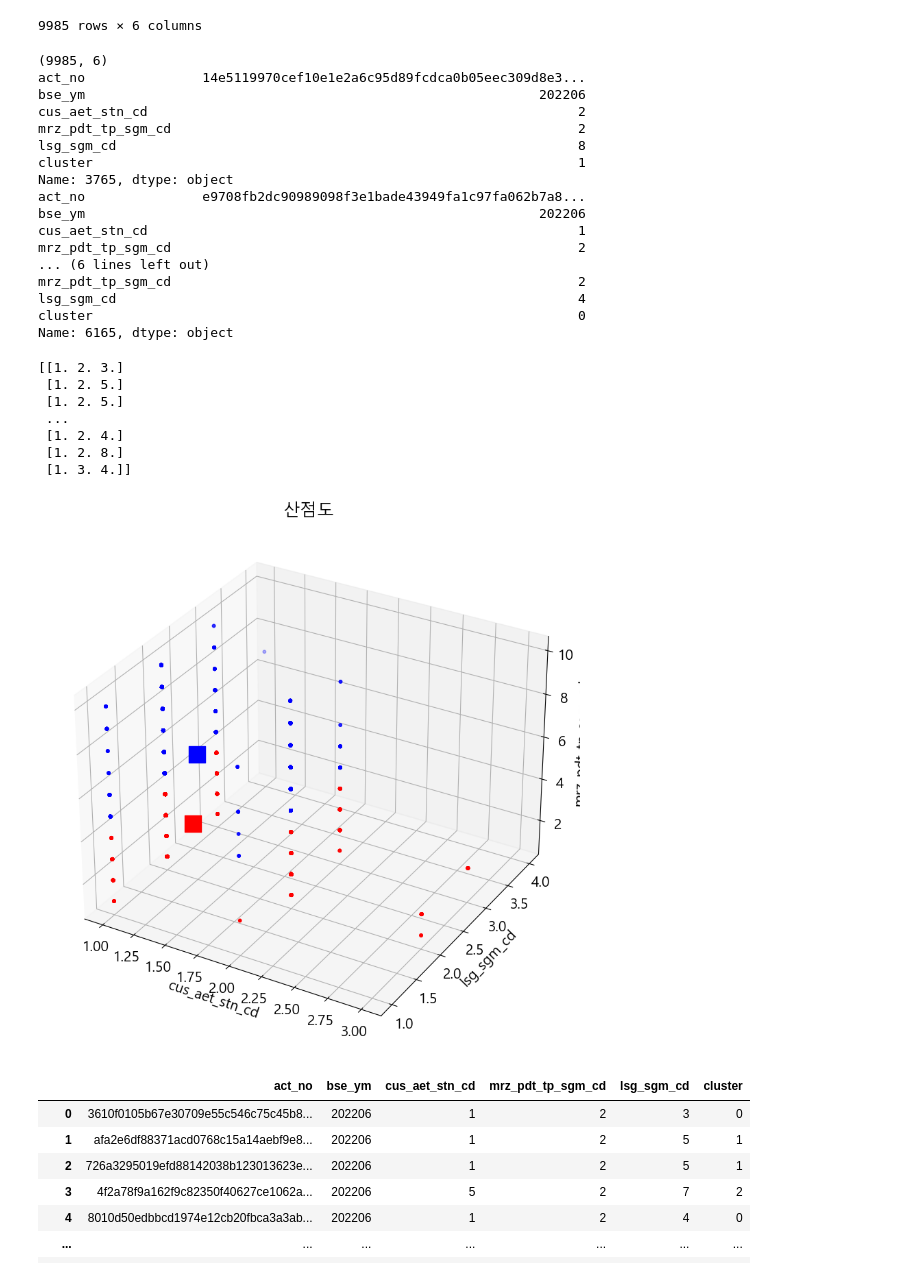
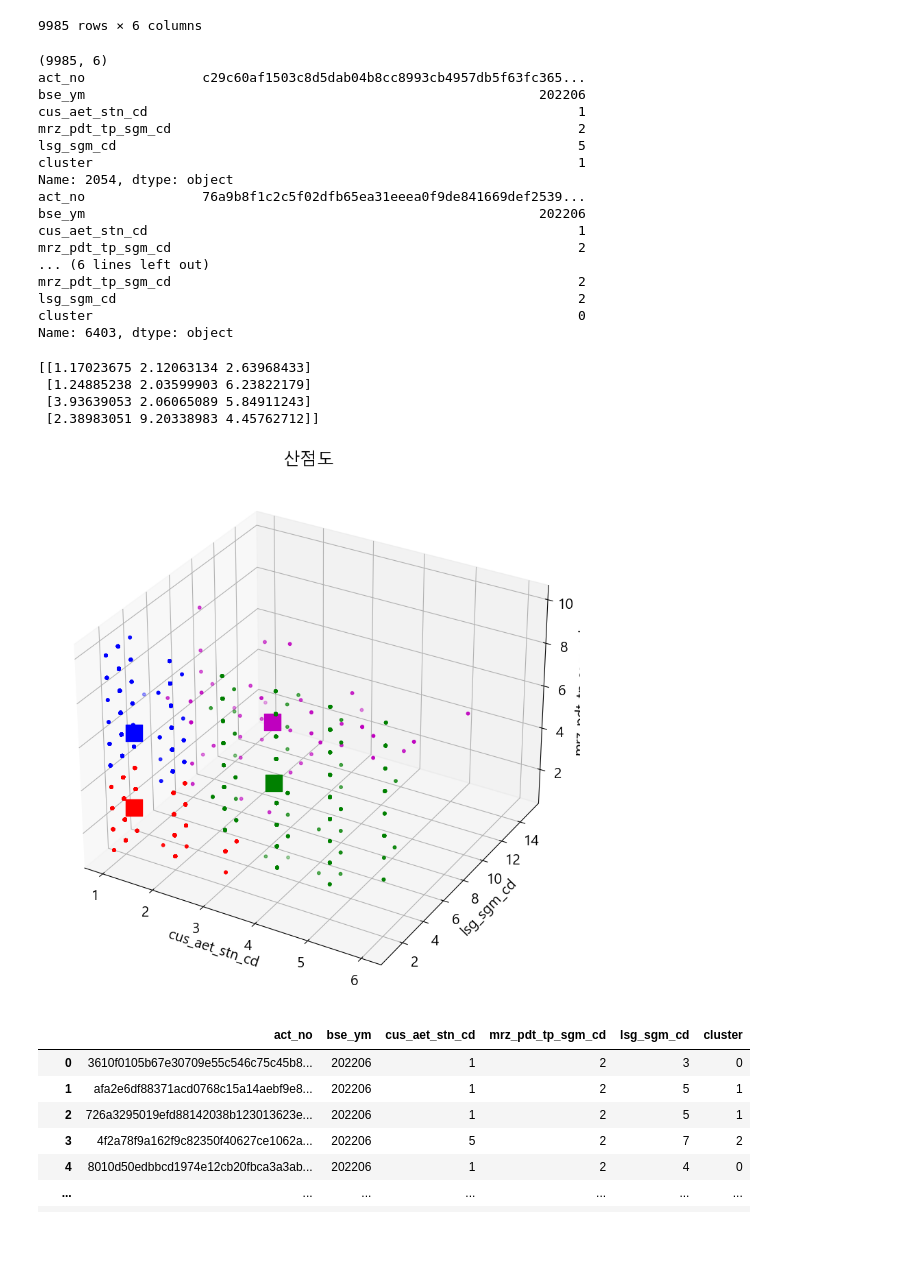
Before and after one commit to Dirtfy/NH_Project, a Jupyter notebook: test.ipynb, the cells around one changed output. Saved outputs shown, nothing was run; the diff lists cells and outputs as text; code cells hidden in the pictures; blank space fills up the shorter version.

```diff
--- a/test.ipynb
+++ b/test.ipynb
@@ -451,7 +455,7 @@ cus_ifo_1=cus_ifo_1.loc[cus_ifo_1['bse_ym']==202206]
 df = cus_ifo_1
 del_list = []
 for i in tqdm(df.columns):
-    del_list += list(df[df[i].isin([99, np.inf, -np.inf , np.nan, "_"])].index)
+    del_list += list(df[df[i].isin([99, "_"])].index)
 
 new_df = df.drop(del_list).copy()
 new_df.reset_index(drop=True,inplace=True)
@@ -503 +500,3 @@ print(y_kmeans)
+# %%
+K = 4
 # %%
@@ -518,57 +519,51 @@ cus_ifo_1
 | 9984 | b41f38d7eedb84857fcc8fe2f58ded96a... | 202206 | 1 | 3 | 4 | 0 |
 9985 rows × 6 columns
 # %%
-import random
 print(cus_ifo_1.shape)
 print(cus_ifo_1.iloc[random.randrange(0, 9985)])
 print(cus_ifo_1.iloc[random.randrange(0, 9985)])
 print(cus_ifo_1.iloc[random.randrange(0, 9985)])
 # %% [output]
 (9985, 6)
-act_no               14e5119970cef10e1e2a6c95d89fcdca0b05eec309d8e3...
+act_no               c29c60af1503c8d5dab04b8cc8993cb4957db5f63fc365...
 bse_ym                                                          202206
-cus_aet_stn_cd                                                       2
+cus_aet_stn_cd                                                       1
 mrz_pdt_tp_sgm_cd                                                    2
-lsg_sgm_cd                                                           8
+lsg_sgm_cd                                                           5
 cluster                                                              1
-Name: 3765, dtype: object
-act_no               e9708fb2dc90989098f3e1bade43949fa1c97fa062b7a8...
+Name: 2054, dtype: object
+act_no               76a9b8f1c2c5f02dfb65ea31eeea0f9de841669def2539...
 bse_ym                                                          202206
 cus_aet_stn_cd                                                       1
 mrz_pdt_tp_sgm_cd                                                    2
 ... (6 lines left out)
 mrz_pdt_tp_sgm_cd                                                    2
-lsg_sgm_cd                                                           4
+lsg_sgm_cd                                                           2
 cluster                                                              0
-Name: 6165, dtype: object
+Name: 6403, dtype: object
 # %%
 X_org = sc.inverse_transform(data)
-print(X_org)
-k=4
 
 centers_org = sc.inverse_transform(kmeans.cluster_centers_)
-centers_org
+print(centers_org)
 
 fig = plt.figure(figsize=(10,10))
 ax = fig.add_subplot(111, projection='3d')
 
 color=['r','b', 'g', 'm']
 
 for cluster in range(K):
     ax.scatter(X_org[y_kmeans == cluster, 0], X_org[y_kmeans == cluster, 1], X_org[y_kmeans == cluster, 2], s=10,color=color[cluster]) # 각 데이터
     ax.scatter(centers_org[cluster, 0], centers_org[cluster, 1],centers_org[cluster, 2] ,s=300, color=color[cluster], marker='s') # 중심점 네모
 
 plt.title('산점도')
 ax.set_xlabel('cus_aet_stn_cd')
 ax.set_ylabel('lsg_sgm_cd')
 ax.set_zlabel('mrz_pdt_tp_sgm_cd')
 plt.show()
 # %% [output]
-[[1. 2. 3.]
- [1. 2. 5.]
- [1. 2. 5.]
- ...
- [1. 2. 4.]
- [1. 2. 8.]
- [1. 3. 4.]]
+[[1.17023675 2.12063134 2.63968433]
+ [1.24885238 2.03599903 6.23822179]
+ [3.93639053 2.06065089 5.84911243]
+ [2.38983051 9.20338983 4.45762712]]
-[figure, old version]
+[figure, new version]
```
Also changed, not shown: parts of 10 cells of this notebook, 1 other file.
